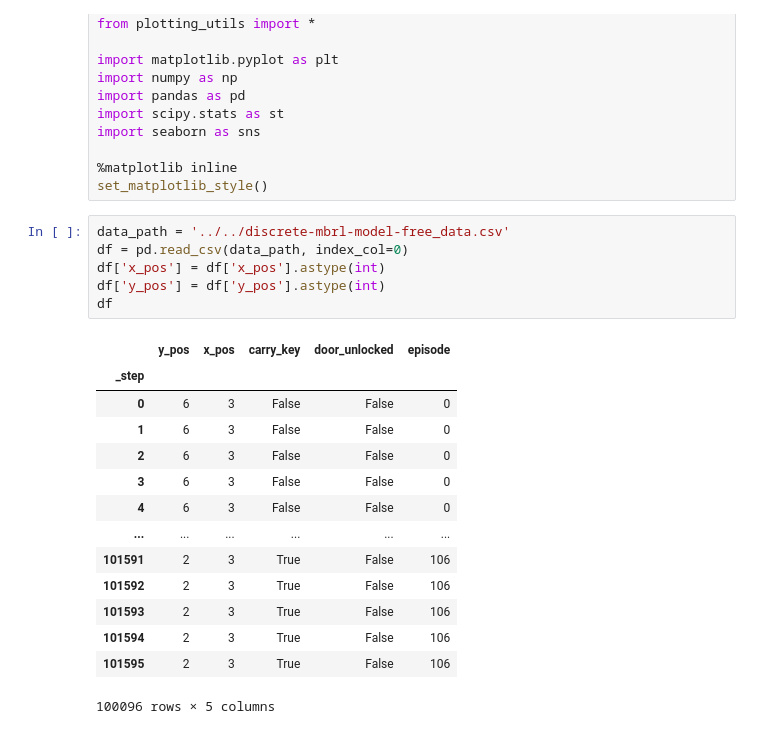
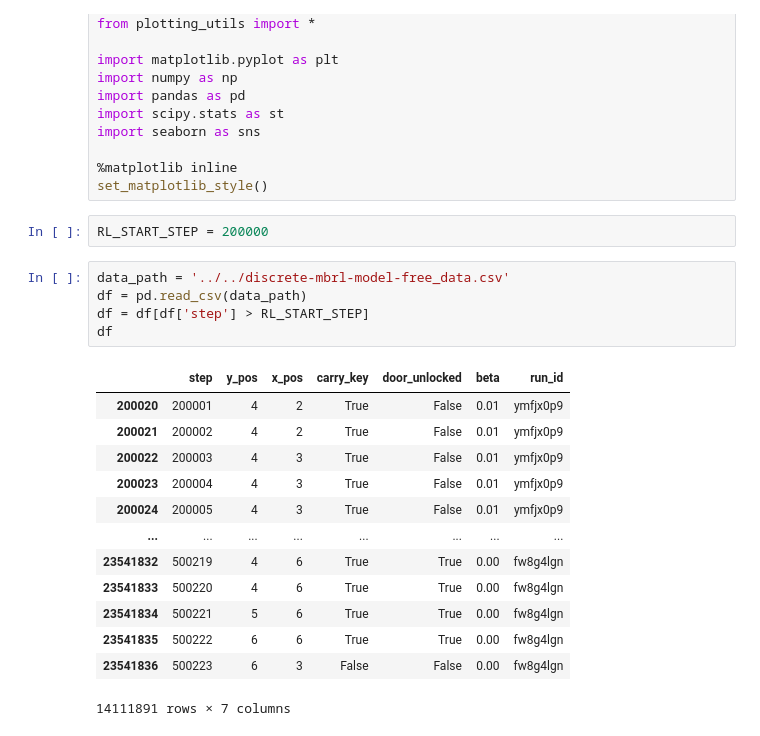
Before and after one commit to artemis79/discrete-representation-exploraion, a Jupyter notebook: discrete_mbrl/analysis/wandb/notebooks/mini_grid_model_free_pos/position.ipynb, the cells around one changed output. Cells and saved outputs as stored; diff of their text form.

```diff
--- a/discrete_mbrl/analysis/wandb/notebooks/mini_grid_model_free_pos/position.ipynb
+++ b/discrete_mbrl/analysis/wandb/notebooks/mini_grid_model_free_pos/position.ipynb
@@ -12,24 +12,24 @@ import seaborn as sns
 
 %matplotlib inline
 set_matplotlib_style()
+# %%
+RL_START_STEP = 200000
 # %%
 data_path = '../../discrete-mbrl-model-free_data.csv'
-df = pd.read_csv(data_path, index_col=0)
-df['x_pos'] = df['x_pos'].astype(int)
-df['y_pos'] = df['y_pos'].astype(int)
+df = pd.read_csv(data_path)
+df = df[df['step'] > RL_START_STEP]
 df
 # %% [output]
-|  | y_pos | x_pos | carry_key | door_unlocked | episode |
-| _step |  |  |  |  |  |
-| 0 | 6 | 3 | False | False | 0 |
-| 1 | 6 | 3 | False | False | 0 |
-| 2 | 6 | 3 | False | False | 0 |
-| 3 | 6 | 3 | False | False | 0 |
-| 4 | 6 | 3 | False | False | 0 |
-| ... | ... | ... | ... | ... | ... |
-| 101591 | 2 | 3 | True | False | 106 |
-| 101592 | 2 | 3 | True | False | 106 |
-| 101593 | 2 | 3 | True | False | 106 |
-| 101594 | 2 | 3 | True | False | 106 |
-| 101595 | 2 | 3 | True | False | 106 |
+|  | step | y_pos | x_pos | carry_key | door_unlocked | beta | run_id |
+| 200020 | 200001 | 4 | 2 | True | False | 0.01 | ymfjx0p9 |
+| 200021 | 200002 | 4 | 2 | True | False | 0.01 | ymfjx0p9 |
+| 200022 | 200003 | 4 | 3 | True | False | 0.01 | ymfjx0p9 |
+| 200023 | 200004 | 4 | 3 | True | False | 0.01 | ymfjx0p9 |
+| 200024 | 200005 | 4 | 3 | True | False | 0.01 | ymfjx0p9 |
+| ... | ... | ... | ... | ... | ... | ... | ... |
+| 23541832 | 500219 | 4 | 6 | True | True | 0.00 | fw8g4lgn |
+| 23541833 | 500220 | 4 | 6 | True | True | 0.00 | fw8g4lgn |
+| 23541834 | 500221 | 5 | 6 | True | True | 0.00 | fw8g4lgn |
+| 23541835 | 500222 | 6 | 6 | True | True | 0.00 | fw8g4lgn |
+| 23541836 | 500223 | 6 | 3 | False | False | 0.00 | fw8g4lgn |
-100096 rows × 5 columns
+14111891 rows × 7 columns
```
Also changed, not shown: parts of 30 cells of this notebook, 2 other files.
